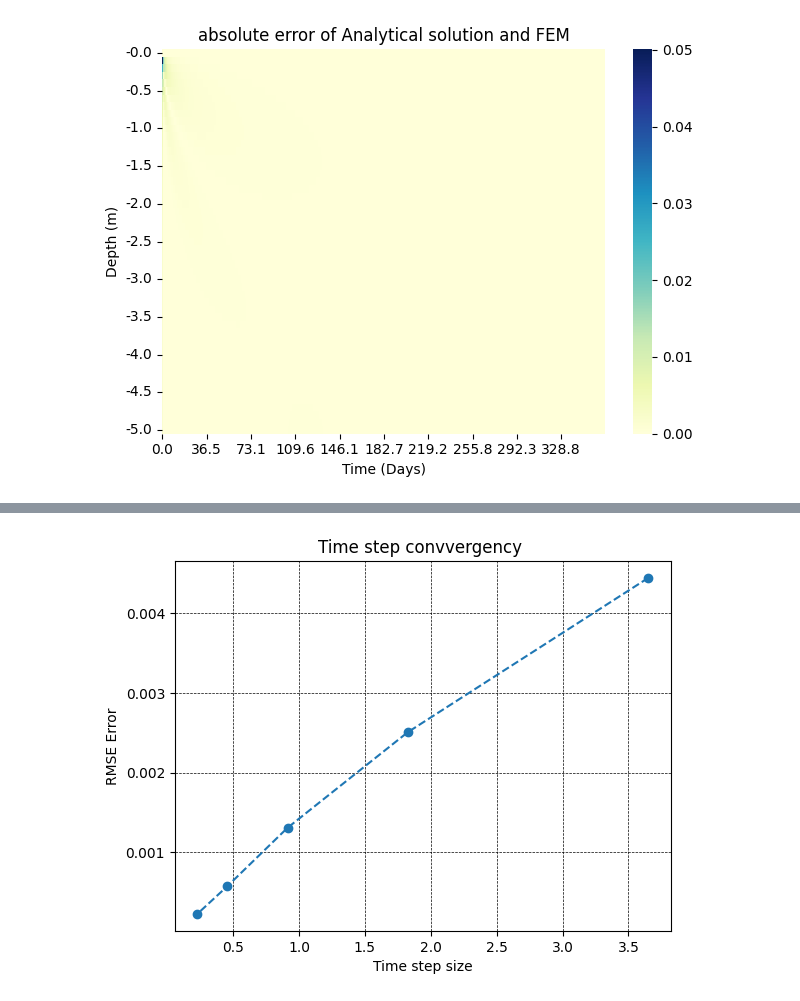
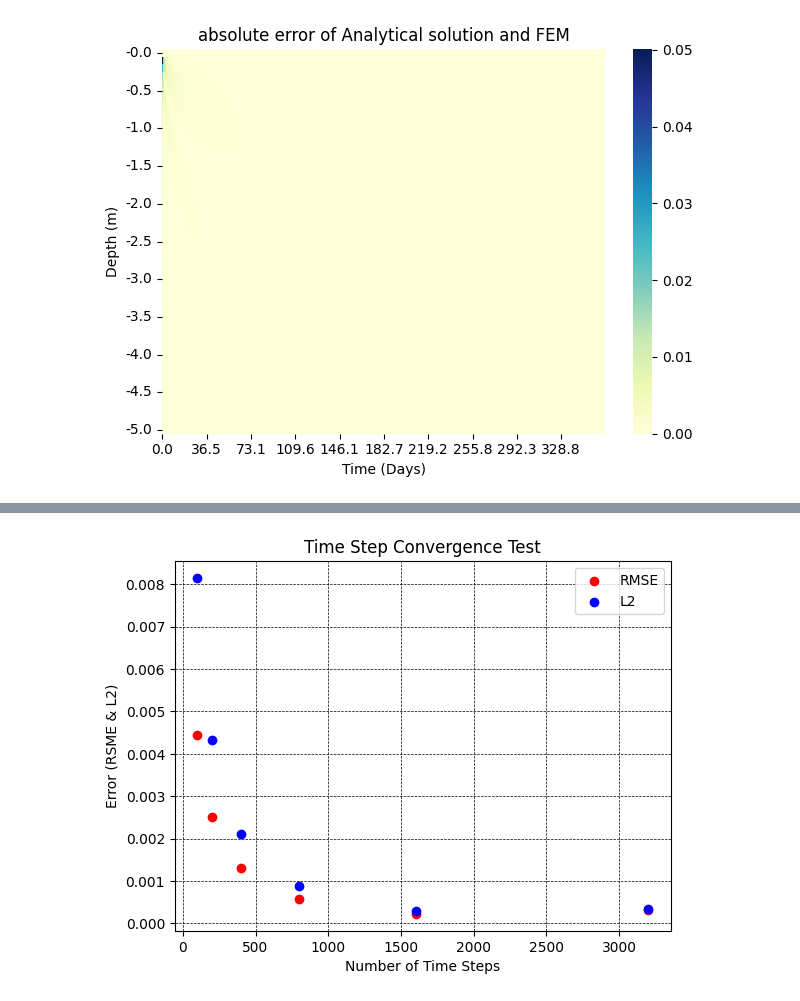
Before and after one commit to monkeybeastking/Geotechnical-Consolidation-FEM, a Jupyter notebook: docs/doc1 - 1D Terazaghi.ipynb, the cells around one changed output, grey strips where cells are left out. Drawn from its saved outputs; the diff is of its cells as text; code cells hidden in the pictures.

```diff
--- a/docs/doc1 - 1D Terazaghi.ipynb
+++ b/docs/doc1 - 1D Terazaghi.ipynb
@@ -289,5 +325,5 @@ plt.show()
 # %%
-# parameters
+# parameters redefine because their a mix up in paramters before
 H = 5
 num = 50
 nodes = num + 1
@@ -302,19 +338,25 @@ Mv = 5e-4 # 1/kPa  (or m^2/kN)
 N_terms = 400
 
 
-time_step = [100,200,400,800,1600]
+time_step = [100,200,400,800,1600, 3200]
 
 time_step = np.array(time_step)
-RMSE_i = []
+RMSE_timeint = []
+L2_timeint = []
+
 
 for i in time_step:
     fem_cdata = Get_Terazaghi1D_FEA(H, num, P, Tx, i, Cv, 0, True)
     analytical_cdata, a_Z, = Get_Terazaghi1d_Analytical(H, Tx, i, num, Cv, N_terms)
 
     error = fem_cdata - analytical_cdata
-    RMSE = np.sqrt(np.mean(error**2))
-    RMSE_i = np.append(RMSE_i, RMSE)
+    RMSE_timeinst = np.sqrt(np.mean(error**2))
+    RMSE_timeint = np.append(RMSE_timeint, RMSE_timeinst)
 
+    num_sq = (error**2).sum(axis=1)
+    den_sq = (analytical_cdata**2).sum(axis=1)
+    E_L2 = np.mean(np.sqrt(num_sq / (den_sq + 1e-30)), axis=0)
+    L2_timeint = np.append(L2_timeint,E_L2)
 
-    print(f"for {i} amount of cells the assocaited RMSE is {RMSE}")
+    print(f"for {i} time intervals, RMSE: {RMSE_timeinst}, L2: ")
 # %% [output]
@@ -326,27 +369,57 @@ for 1600 amount of cells the assocaited RMSE is 0.00022426544609410978
 # %%
-
-fig , ax = plt.subplots()
-
-ax.set_xlabel("Time step size")
-
-ax.plot(((Tx/(60*60*24))/time_step), RMSE_i, 'o--')
-ax.grid(color = "black", linestyle = "--", linewidth = "0.5")
+# raw scatter plotting
+plt.scatter(time_step, RMSE_timeint, label = "RMSE", color = "r")
+plt.scatter(time_step, L2_timeint, label = "L2", color = "b")
+plt.grid(color = "black", linestyle = "--", linewidth = "0.5",)
+plt.xlabel("Number of Time Steps")
+plt.ylabel("Error (RSME & L2)")
+plt.title("Time Step Convergence Test")
+plt.legend()
+plt.show()
 
 
-ax.set_ylabel("RMSE Error")
-ax.set_title("Time step convvergency ")
-plt.show()
-
-logfig, logax = plt.subplots()
-
-logax.set_xlabel("Time step size")
-
-logax.loglog(((Tx/(60*60*24))/time_step), RMSE_i, 'o--')
-logax.grid(color = "black", linestyle = "--", linewidth = "0.5")
 
 
-logax.set_ylabel("RMSE Error")
-logax.set_title("Time step convvergency ")
+# linear regression for L2 for mesh
+x_L2 = np.log(time_step)
+y_L2 = np.log(L2_timeint)
+p_L2, logC_L2 = np.polyfit(x_L2,y_L2, 1)
+C_L2 = np.exp(logC_L2)
+Y_linearL2 = C_L2 * time_step**p_L2
+# R2
+yhat_L2 = p_L2*x_L2 + logC_L2
+ss_res_L2 = np.sum((y_L2 - yhat_L2)**2)
+ss_tot_L2 = np.sum((y_L2 - y_L2.mean())**2)
+r2_L2 = 1 - ss_res_L2/ss_tot_L2
+
+
+# linear regression for RMSE for mesh
+x_RMSE = np.log(time_step)
+y_RMSE = np.log(RMSE_timeint)
+p_RMSE, logC_RMSE = np.polyfit(x_RMSE,y_RMSE, 1)
+C_RMSE = np.exp(logC_RMSE)
+Y_linearRMSE = C_RMSE * time_step**p_RMSE
+# R2
+yhat_RMSE = p_RMSE*x_L2 + logC_RMSE
+ss_res_RMSE = np.sum((y_RMSE - yhat_RMSE)**2)
+ss_tot_RMSE = np.sum((y_RMSE - y_RMSE.mean())**2)
+r2_RMSE = 1 - ss_res_RMSE/ss_tot_RMSE
+
+print(f"L2 plot: {C_L2:.2f}*x^{p_L2:2f}, R^2 = {r2_L2:.5f}")
+
+print(f"RMSE plot: {C_RMSE:.2f}*x^{p_RMSE:2f}, R^2 = {r2_RMSE:.5f}")
+
+plt.loglog(time_step, Y_linearL2, linestyle = "--", label= f"L2 line of best fit", color = "b")
+plt.loglog(time_step,L2_timeint, linestyle = "None", marker = "o", label = 'L2', color = "b")
+
+plt.loglog(time_step, Y_linearRMSE,linestyle = "--", label= f"RSME line of best fit", color = "r")
+plt.loglog(time_step, RMSE_timeint, linestyle = "None", marker = "o", label = "RSME", color = "r")
+
+plt.grid(color = "black", linestyle = "--", linewidth = "0.5")
+plt.xlabel("Number of Time Steps")
+plt.ylabel("Error (RSME & L2)")
+plt.title("log log Time Step Convergence Test")
+plt.legend()
 plt.show()
 # %% [output]
-[figure, old version]
+[figure, new version]
```
Also changed, not shown: parts of 13 cells of this notebook.
